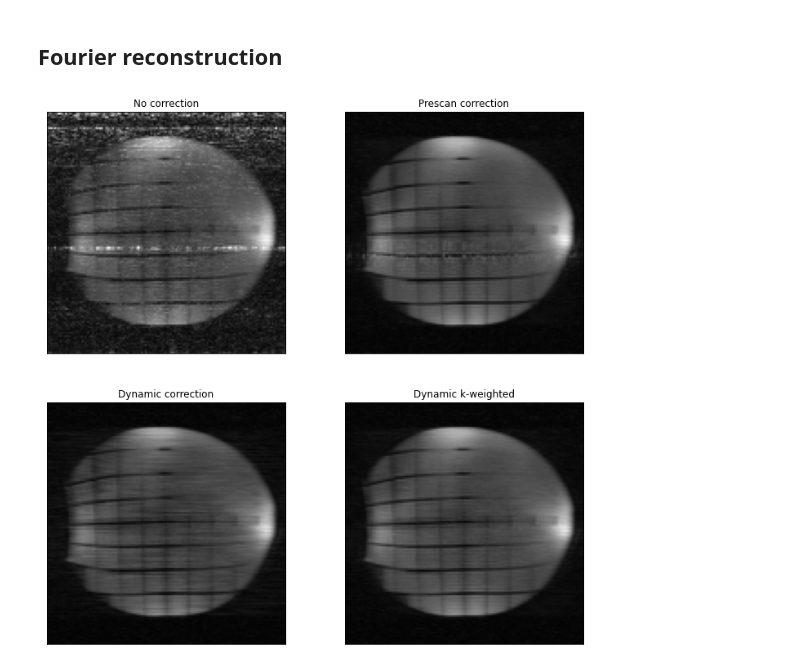
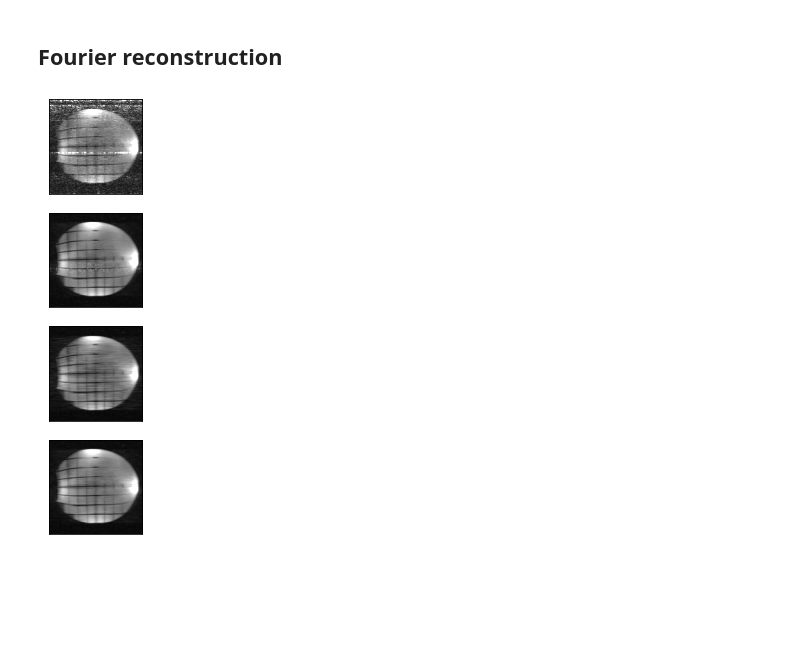
Before and after one commit to haddoc/mrir, a Jupyter notebook: notebooks/correct_image.ipynb, the cells around one changed output. Saved outputs shown, nothing was run; the diff lists cells and outputs as text; code cells hidden in the pictures; blank space fills up the shorter version.

```diff
--- a/notebooks/correct_image.ipynb
+++ b/notebooks/correct_image.ipynb
@@ -108,33 +103,20 @@ for _f in range(spec_scan.shape[-1]):
 # %%
 # Plot data
 sos_nocor = np.sqrt(np.sum(np.abs(img_nocor) ** 2, axis=-1))
 sos_cor_static = np.sqrt(np.sum(np.abs(img_cor_static) ** 2, axis=-1))
 sos_cor_dynamic = np.sqrt(np.sum(np.abs(img_cor_dynamic) ** 2, axis=-1))
 sos_cor_weights = np.sqrt(np.sum(np.abs(img_cor_weights) ** 2, axis=-1))
 
-max_I = np.max(np.abs(sos_cor_static))
+max_I = 0.6*np.max(np.abs(sos_cor_static))
 slc = 17
-plt.figure(figsize=(12, 12))
-plt.subplot(221)
-plt.imshow(np.abs(sos_nocor[:, :, slc]), cmap='gray', vmin=0, vmax=max_I)
-plt.title("No correction")
-plt.xticks([])
-plt.yticks([])
-plt.subplot(222)
-plt.imshow(np.abs(sos_cor_static[:, :, slc]), cmap='gray', vmin=0, vmax=max_I)
-plt.title("Prescan correction")
-plt.xticks([])
-plt.yticks([])
-plt.subplot(223)
-plt.imshow(np.abs(sos_cor_dynamic[:, :, slc]), cmap='gray', vmin=0, vmax=max_I)
-plt.title("Dynamic correction")
-plt.xticks([])
-plt.yticks([])
-plt.subplot(224)
-plt.imshow(np.abs(sos_cor_weights[:, :, slc]), cmap='gray', vmin=0, vmax=max_I)
-plt.title("Dynamic k-weighted")
-plt.xticks([])
-plt.yticks([])
-plt.show()
+fig, ax = plt.subplots(nrows=4, ncols=1, figsize=(2,8))
+ax[0].imshow(np.abs(sos_nocor[:, :, slc]), cmap='gray', vmin=0, vmax=max_I)
+ax[1].imshow(np.abs(sos_cor_static[:, :, slc]), cmap='gray', vmin=0, vmax=max_I)
+ax[2].imshow(np.abs(sos_cor_dynamic[:, :, slc]), cmap='gray', vmin=0, vmax=max_I)
+ax[3].imshow(np.abs(sos_cor_weights[:, :, slc]), cmap='gray', vmin=0, vmax=max_I)
+for a in ax:
+    a.set_xticks([])
+    a.set_yticks([])
+fig.savefig("methods_rejection_image.tif", dpi=600, format="tiff")
 # %% [output]
-[figure, old version]
+[figure, new version]
```
Also changed, not shown: parts of 2 cells of this notebook, 5 other files.
